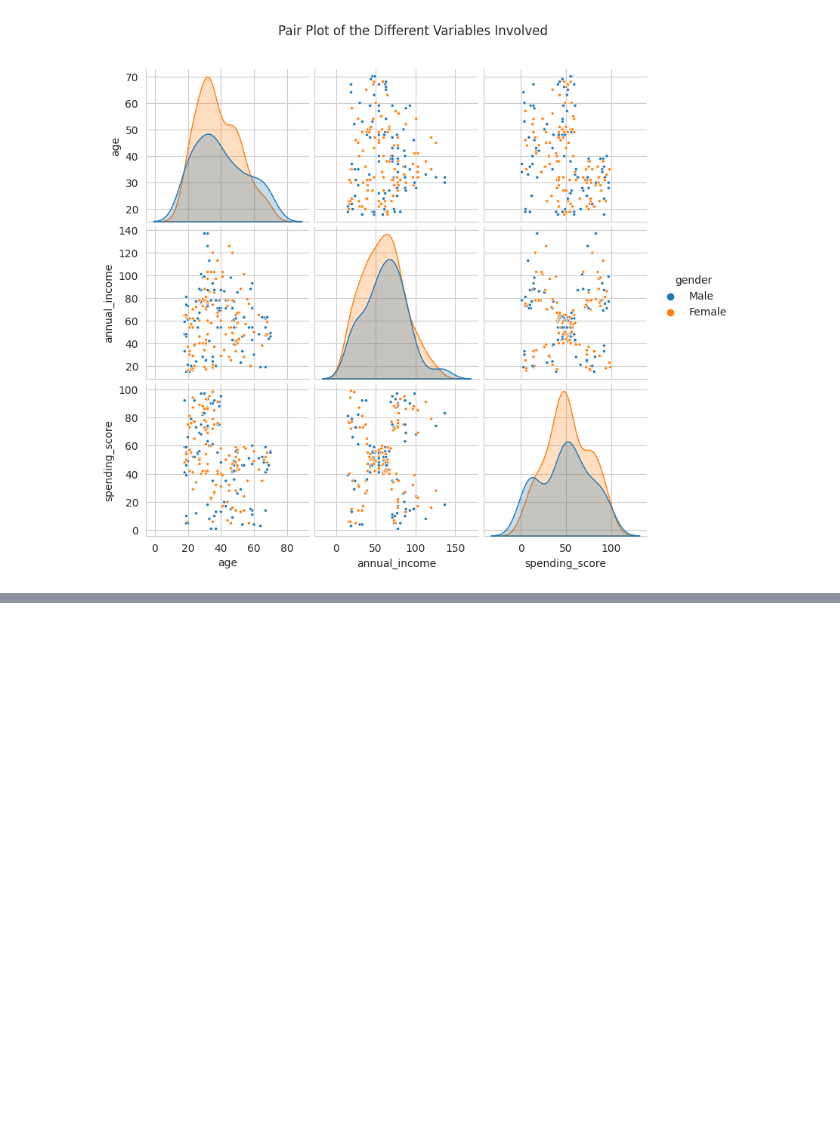
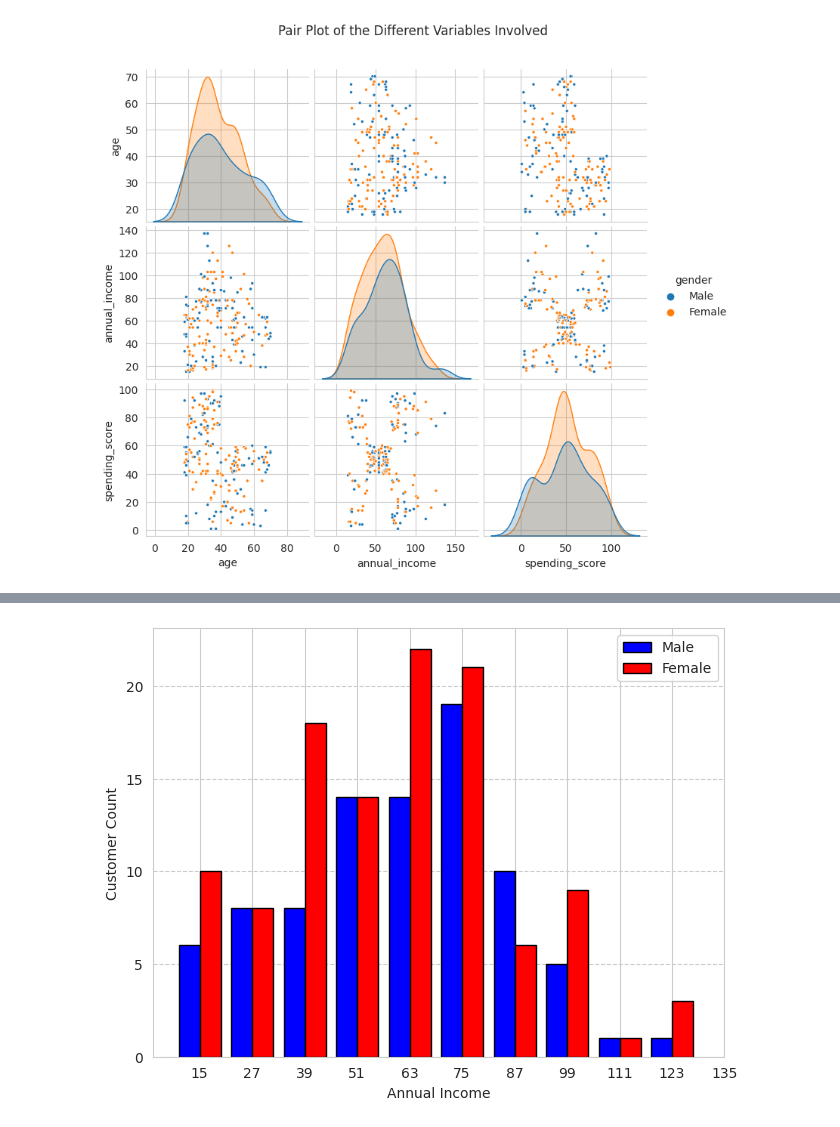
Before and after one commit to MK8BK/customer-spending, a Jupyter notebook: main.ipynb, the cells around one changed output, grey strips where cells are left out. Saved outputs shown, nothing was run; the diff lists cells and outputs as text; code cells hidden in the pictures; blank space fills up the shorter version.

```diff
--- a/main.ipynb
+++ b/main.ipynb
@@ -170,0 +186,14 @@ plt.show()
+# %%
+income_male = dataset[dataset["gender"]=="Male"].annual_income
+income_female = dataset[dataset["gender"]=="Female"].annual_income
+bins = np.arange(15, 140, 12)
+fig, ax = plt.subplots(layout="constrained")
+ax.hist([income_male, income_female], bins=bins-6, color=("blue", "red"), edgecolor="black",zorder=2)
+ax.set_xlabel("Annual Income")
+ax.set_ylabel("Customer Count")
+ax.legend(("Male", "Female"))
+ax.yaxis.grid(linestyle='--', zorder=0)
+plt.xticks(bins)
+plt.show()
+# %% [output]
+[figure, added]
```
Also changed, not shown: parts of 4 cells of this notebook.
